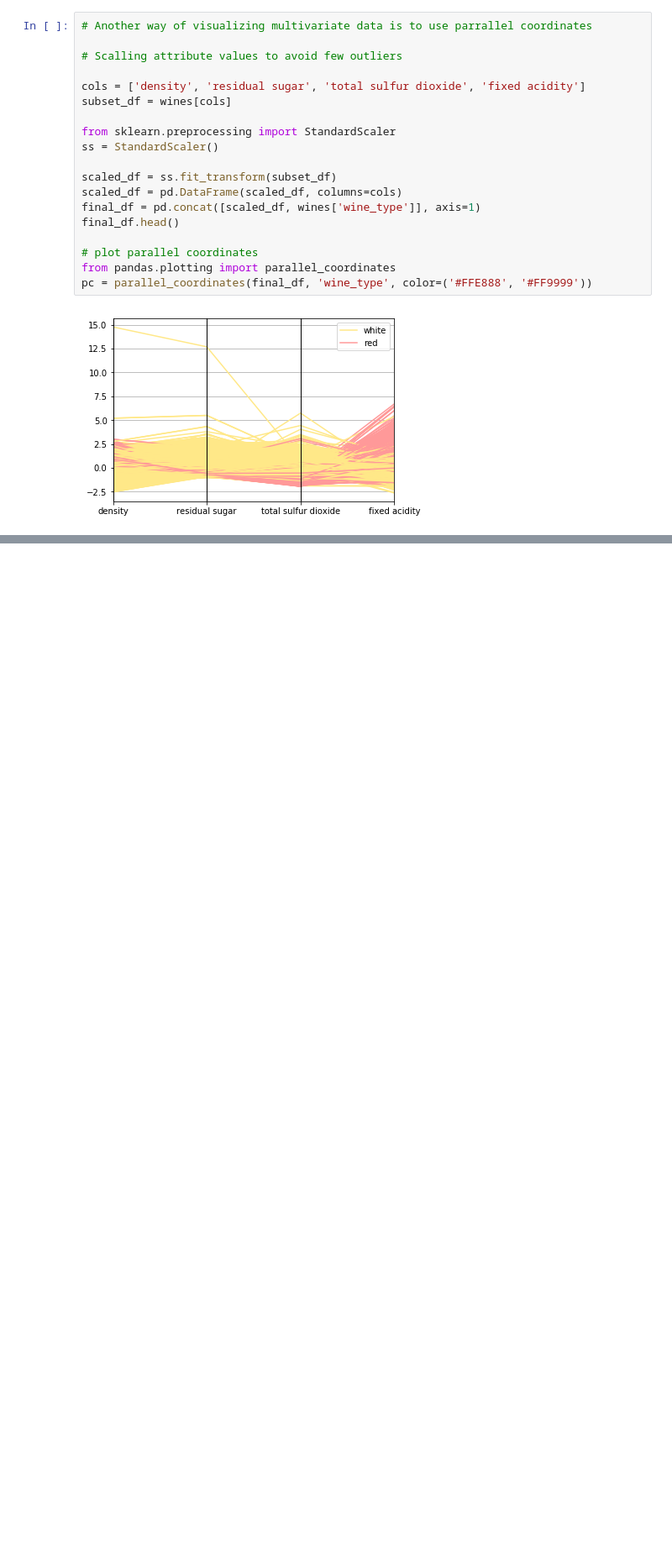
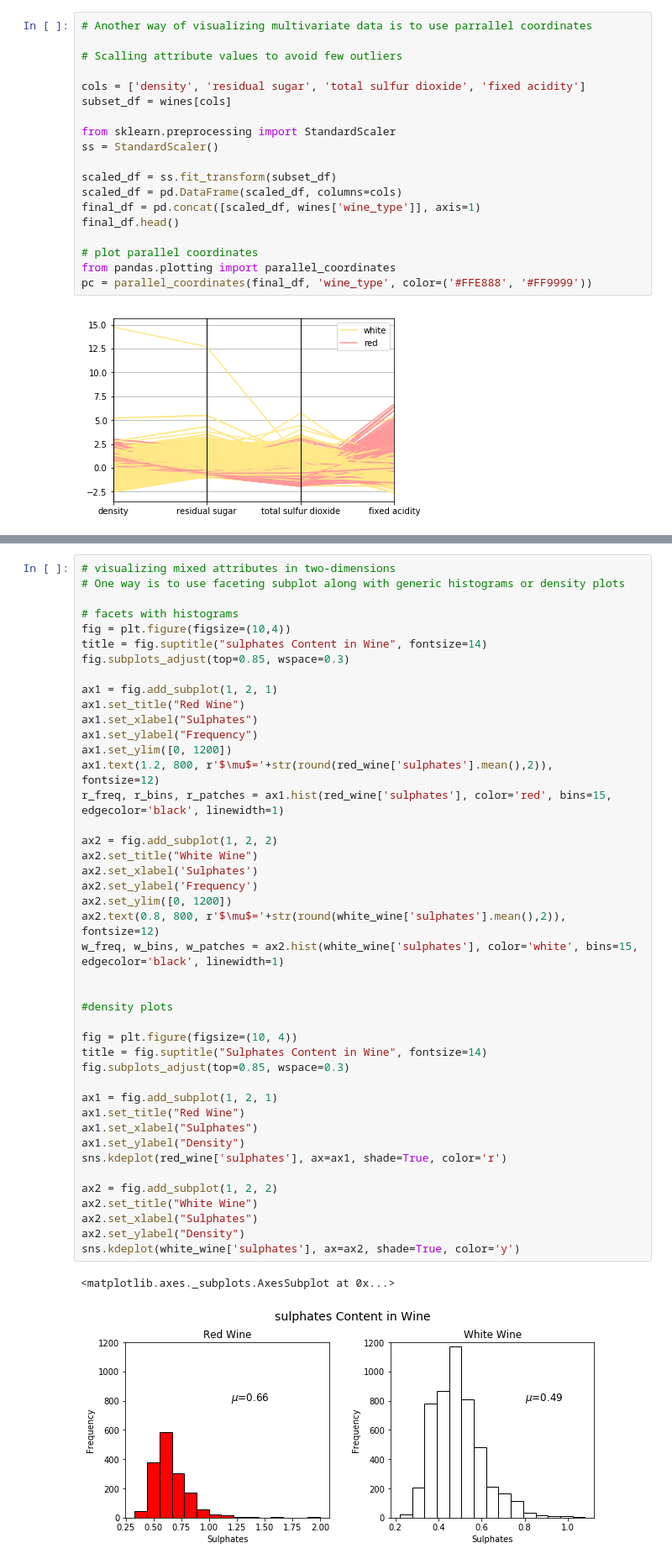
Before and after one commit to greeneley/visualisation_wine, a Jupyter notebook: wine.ipynb, the cells around one changed output, grey strips where cells are left out. Shown at 84% size. Saved outputs shown, nothing was run; the diff lists cells and outputs as text; blank space fills up the shorter version.

```diff
--- a/wine.ipynb
+++ b/wine.ipynb
@@ -226,0 +277,48 @@ import sklearn
+# %%
+# visualizing mixed attributes in two-dimensions
+# One way is to use faceting subplot along with generic histograms or density plots
+
+# facets with histograms
+fig = plt.figure(figsize=(10,4))
+title = fig.suptitle("sulphates Content in Wine", fontsize=14)
+fig.subplots_adjust(top=0.85, wspace=0.3)
+
+ax1 = fig.add_subplot(1, 2, 1)
+ax1.set_title("Red Wine")
+ax1.set_xlabel("Sulphates")
+ax1.set_ylabel("Frequency")
+ax1.set_ylim([0, 1200])
+ax1.text(1.2, 800, r'$\mu$='+str(round(red_wine['sulphates'].mean(),2)),
+fontsize=12)
+r_freq, r_bins, r_patches = ax1.hist(red_wine['sulphates'], color='red', bins=15, edgecolor='black', linewidth=1)
+
+ax2 = fig.add_subplot(1, 2, 2)
+ax2.set_title("White Wine")
+ax2.set_xlabel('Sulphates')
+ax2.set_ylabel('Frequency')
+ax2.set_ylim([0, 1200])
+ax2.text(0.8, 800, r'$\mu$='+str(round(white_wine['sulphates'].mean(),2)),
+fontsize=12)
+w_freq, w_bins, w_patches = ax2.hist(white_wine['sulphates'], color='white', bins=15, edgecolor='black', linewidth=1)
+
+
+#density plots
+
+fig = plt.figure(figsize=(10, 4))
+title = fig.suptitle("Sulphates Content in Wine", fontsize=14)
+fig.subplots_adjust(top=0.85, wspace=0.3)
+
+ax1 = fig.add_subplot(1, 2, 1)
+ax1.set_title("Red Wine")
+ax1.set_xlabel("Sulphates")
+ax1.set_ylabel("Density")
+sns.kdeplot(red_wine['sulphates'], ax=ax1, shade=True, color='r')
+
+ax2 = fig.add_subplot(1, 2, 2)
+ax2.set_title("White Wine")
+ax2.set_xlabel("Sulphates")
+ax2.set_ylabel("Density")
+sns.kdeplot(white_wine['sulphates'], ax=ax2, shade=True, color='y')
+# %% [output]
+<matplotlib.axes._subplots.AxesSubplot at 0x...>
+[figure, added]
```
Also changed, not shown: parts of 15 cells of this notebook.
